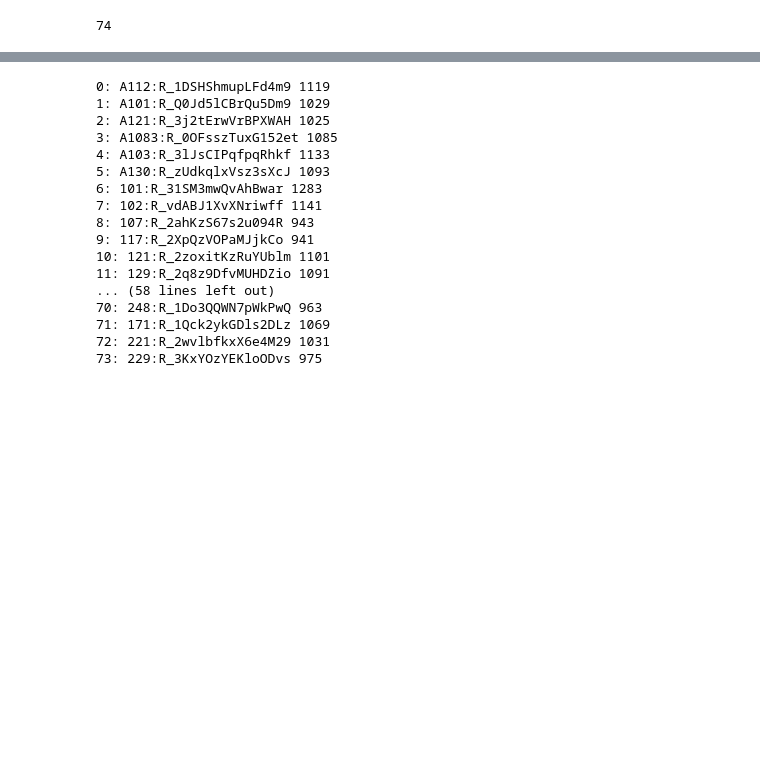
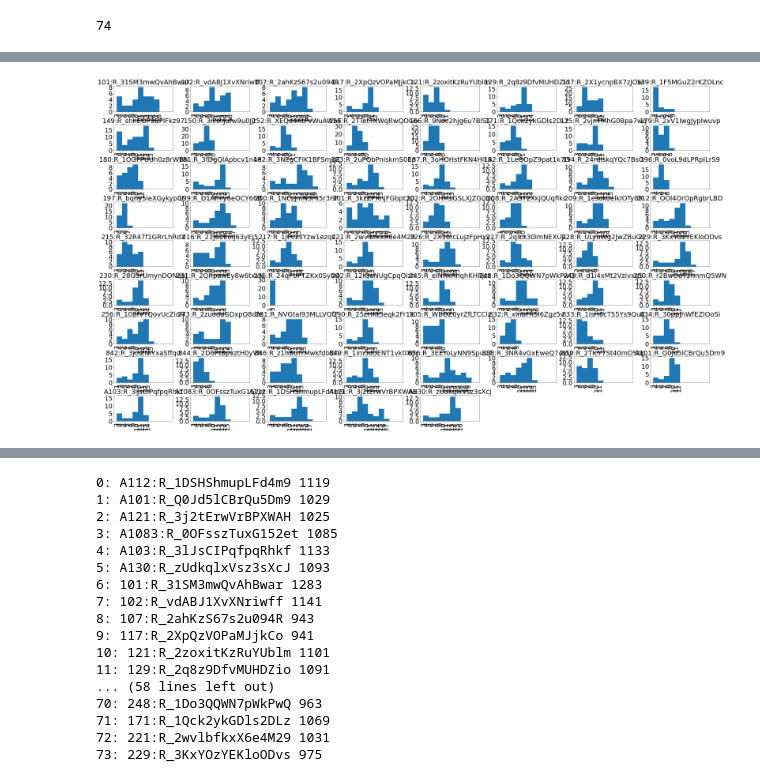
Before and after one commit to sinabolouki/fourinarow_analyses, a Jupyter notebook: Experiment code/Parse fourinarow data.ipynb, the cells around one changed output, grey strips where cells are left out. Cells and saved outputs as stored; diff of their text form; code cells hidden in the pictures; blank space fills up the shorter version.

```diff
--- a/Experiment code/Parse fourinarow data.ipynb
+++ b/Experiment code/Parse fourinarow data.ipynb
@@ -76,6 +80,7 @@ def display_board(bp,wp,move,color):
 # %%
 # directory where your data is stored
 direc = '/Users/ilima/git/Four_in_a_row/Four_in_a_row_Analyses/Experiment code and data parse notebook/'
+direc = '../Analysis notebooks/data/'
 #name of the user whose data you want to analyze
 #usernames = ['118:R_28AEWB4BHHAp3ic', '159:R_3kolXJjcfDsjL6k', '154:R_3kgZuiVj87g1GNO', '143:R_1PRYqkSFZQYTVUg',
 #            '160:R_3h5POosYswsLZqe', '153:R_reR4dauvBGinQvT', '131:R_3iJ8A5hXnygbqAF', '116:R_3qeT0l1LS4myHr4',
@@ -112,15 +117,22 @@ usernames = ['A112:R_1DSHShmupLFd4m9','A101:R_Q0Jd5lCBrQu5Dm9', 'A121:R_3j2tErwV
 #'841:R_25ZiTXX4Zh9Hnjz' completed 31 games but can later be included
 
 #load other datafiles
-#age = pd.read_csv("demog_9dec.csv")
+age = pd.read_csv(direc + "SubjectAge.csv")
+bins = [7, 12, 18, 26]
+age['ageBins'] = pd.cut(age['FlooredAge'], bins)
+
 usernames_df = pd.DataFrame(usernames, columns=["Username"])
 usernames_df['subject'] = usernames_df.index + 1
-#pars = pd.read_csv("paramsMatrix.csv", index_col=None)
-#pars = pd.merge(pars, usernames_df, on='subject', how='outer')
-#pars['StudyID'] = pars['Username'].str.split(':').str[0]
-#pars = pd.merge(age, pars, on='StudyID', how='outer')
-#pars = pars[pars['iteration'].notna()]
-#pars.tail()
+pars = pd.read_csv(direc + "paramsMatrix.csv", index_col=None)
+pars = pd.merge(pars, usernames_df, on='subject', how='outer')
+pars['StudyID'] = pars['Username'].str.split(':').str[0]
+pars = pd.merge(age, pars, on='StudyID', how='outer')
+# pars = pars[pars['iteration'].notna()]
+
+df_rt = pd.read_csv(direc + "reactiontimes.csv")
+df_rt['StudyID'] = df_rt['User'].str.split(':').str[0]
+df_rt = pd.merge(age, df_rt, on='StudyID', how='outer')
+# df_rt.to_csv(r'/Users/ilima/Google Drive/Projects/Cate Hartley Weiji/4inarow_fitting_results/df_rt.csv', index = False)
 # %%
 #name of your data file
 filename = 'trialdata.csv'
@@ -175,6 +187,9 @@ with open(direc + "reactiontimes.csv", "w") as outfile:
 with open(direc + "gameDurations.csv", "w") as outfile:
     outfile.write("User,TotalDurationSeconds,MainDurationSeconds,GamesPlayed\n")
     for username in usernames:
+        games_played = 0
+        startTime = 0
+        endTime = 0
         events = data_dict[username]
         for event in events:
             if event["event_type"] == "start game" and event["event_info"]["game_num"] == 0:
@@ -184,18 +199,23 @@ with open(direc + "gameDurations.csv", "w") as outfile:
                 # The endtime keeps being overwritten so we end up with the last one
                 endTime = event["event_time"]
                 games_played = event["event_info"]["game_num"] + 1 # 0-indexed
-        outfile.write(",".join([username, str((endTime - events[0]["event_time"]) / 1000), str((endTime - startTime) / 1000), str(games_played)]) + "\n")
+        line_elements = [username]
+        line_elements.append(str((endTime - events[0]["event_time"]) / 1000) if len(events) >= 1 else "-")
+        line_elements.append(str((endTime - startTime) / 1000))
+        line_elements.append(str(games_played))
+        outfile.write(",".join(line_elements) + "\n")
 # %%
 #the second argument in check_data is the number of games that ought to exist for this user
 #if this function failes an assertion, something is wrong with your data, including practise trials
 #this function will print the count of all the event type in the data
+had_warnings = False
 for index in range(len(data)):
     d = data[index]
-    print(usernames[index])
-    check_event_counts(d,37)
-    for event in d:
-        if event['event_type'] == 'adjust level':
-            print(event)
+    warnings = check_event_counts(d,37)
+    if warnings:
+        had_warnings = True
+        print(usernames[index] + " " + "; ".join(warnings))
     for bp,wp,m,c,rt in get_parsed_data(d):
         assert(len(bp.split('1'))-len(bp.split('1')) in [0,1])
+print("Some things didn't add up!" if had_warnings else "Everything looks ok")
 # %% [output]
@@ -244,6 +266,9 @@ dataFrame.to_csv(r'/Users/ilima/Google Drive/Projects/Cate Hartley Weiji/4inarow
 # %%
 hists = dataFrame['category'].hist(by=dataFrame['subject'], range=[1,20], figsize=(50, 30), xlabelsize=30, ylabelsize=30)
-[x.title.set_size(32) for x in hists.ravel()]
+for x in hists.ravel():
+    x.title.set_size(32)
+# %% [output]
+[figure, added]
 # %%
 plt.figure()
 dataFrame['count'] = 1
```
Also changed, not shown: parts of 18 cells of this notebook, 10 other files.
